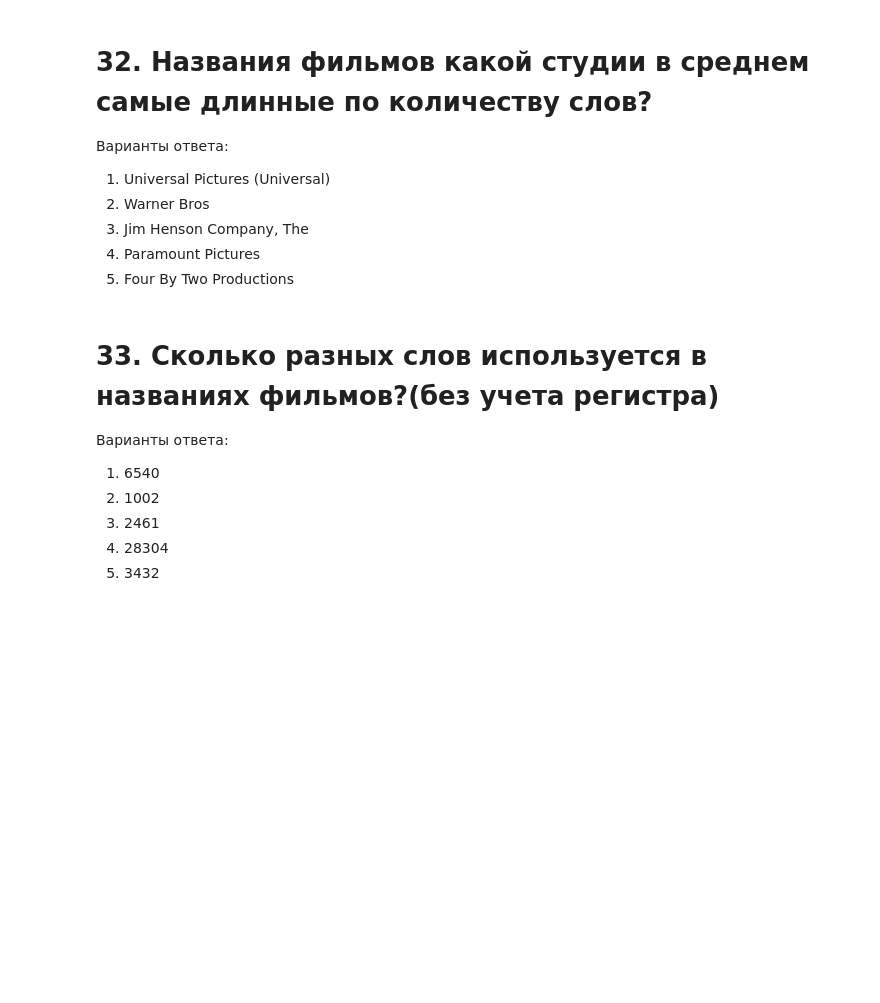
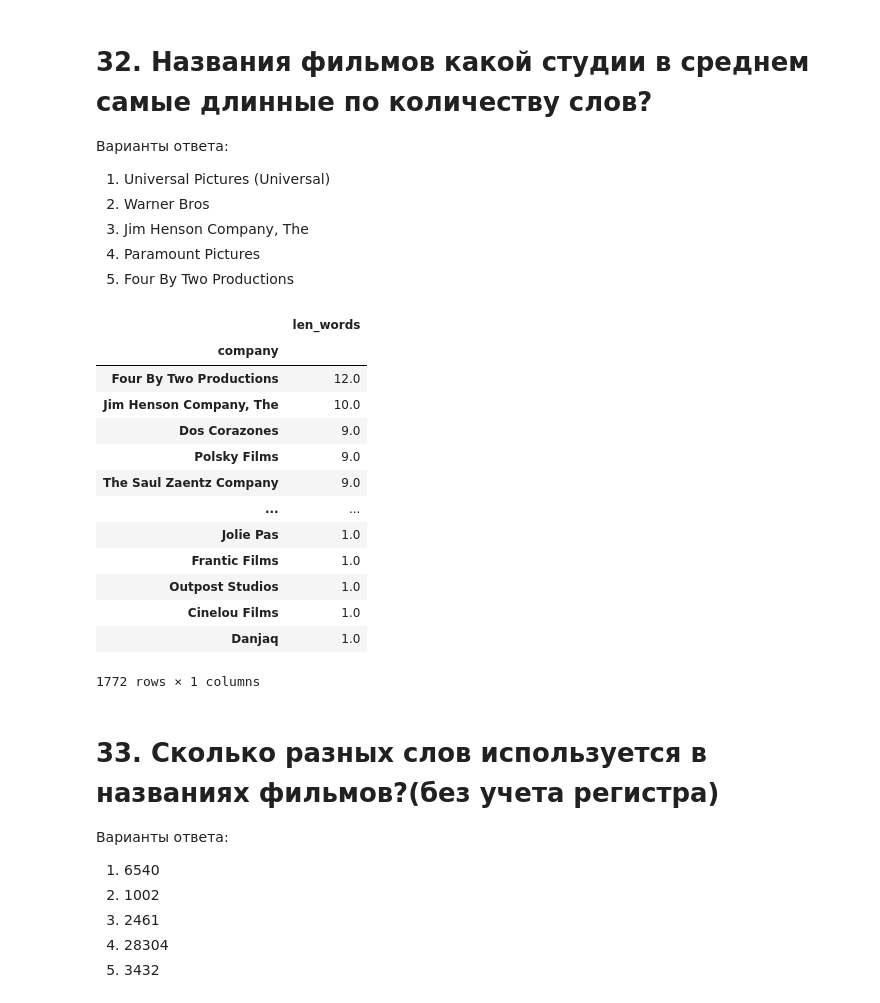
Before and after one commit to prosardar/DST-13, a Jupyter notebook: project 1/[SF-DST] Movies IMBD v3.0.ipynb, the cells around one changed output. Cells and saved outputs as stored; diff of their text form; code cells hidden in the pictures; blank space fills up the shorter version.

```diff
--- a/project 1/[SF-DST] Movies IMBD v3.0.ipynb
+++ b/project 1/[SF-DST] Movies IMBD v3.0.ipynb
@@ -381,0 +604,6 @@ answer_ls.append(1)
+# %%
+summer_movies = data[data.index.month.isin([6,7,8])]
+month_name = summer_movies.index.month_name()
+items = summer_movies.groupby(month_name)['imdb_id'].count()
+display(items.sum())
+answer_ls.append(2)
@@ -422,3 +713,25 @@ answer_ls.append(1)
+# %%
+data = data.reset_index()
+data['len_words'] = data.original_title.apply(lambda x: len(x.split(' ')))
+#display(data[['original_title','len_words']])
+movies = data.merge(companies, on='imdb_id')[['company','len_words']].groupby('company').agg('mean').sort_values('len_words', ascending=False)
+display(movies)
+answer_ls.append(5)
+# %% [output]
+|  | len_words |
+| company |  |
+| Four By Two Productions | 12.0 |
+| Jim Henson Company, The | 10.0 |
+| Dos Corazones | 9.0 |
+| Polsky Films | 9.0 |
+| The Saul Zaentz Company | 9.0 |
+| ... | ... |
+| Jolie Pas | 1.0 |
+| Frantic Films | 1.0 |
+| Outpost Studios | 1.0 |
+| Cinelou Films | 1.0 |
+| Danjaq | 1.0 |
+1772 rows × 1 columns
 # %% [markdown]
 # 33. Сколько разных слов используется в названиях фильмов?(без учета регистра)
 Варианты ответа:
```
Also changed, not shown: parts of 61 cells of this notebook, 1 other file.
